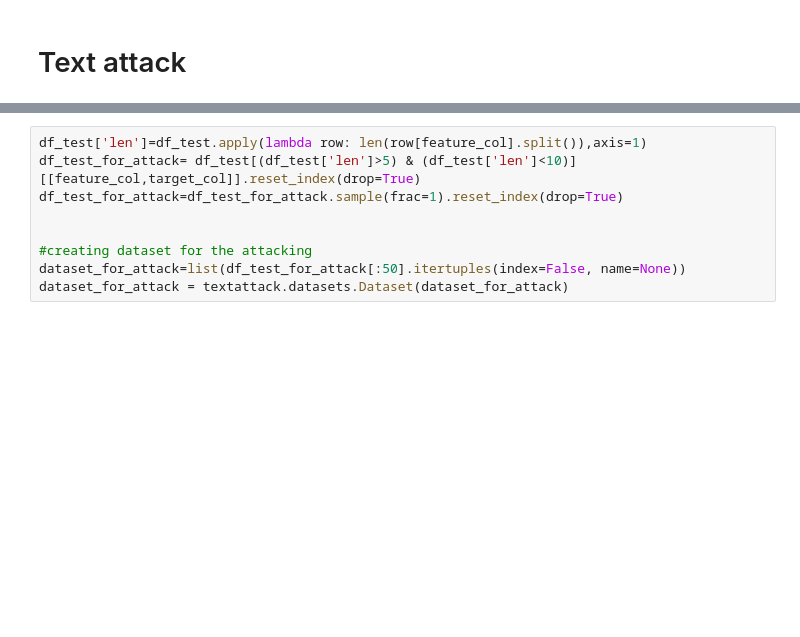
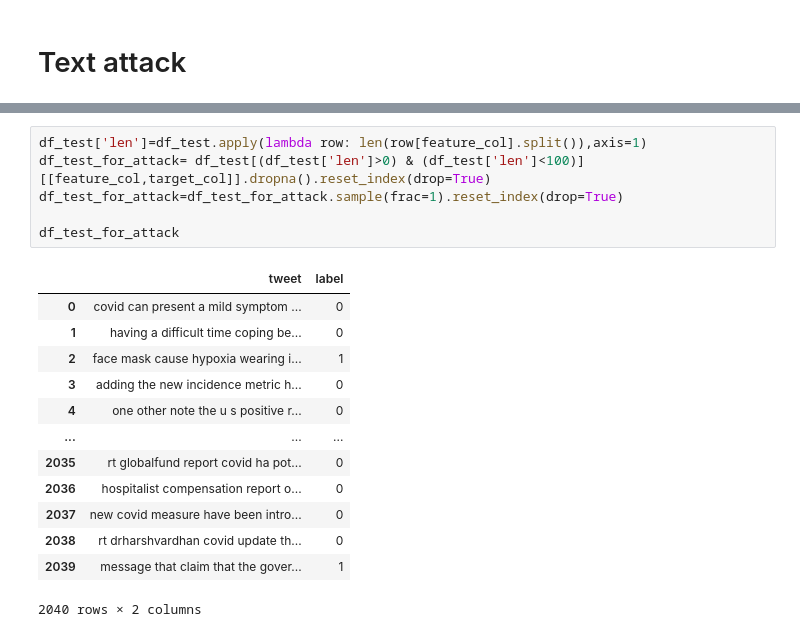
Before and after one commit to bksaini078/Mean-Teacher-LanguageModel-Robustness-Assessment, a Jupyter notebook: Mean Teacher Bert /AdvMTBERT_July2021.ipynb, the cells around one changed output, grey strips where cells are left out. Drawn from its saved outputs; the diff is of its cells as text; blank space fills up the shorter version.

```diff
--- a/Mean Teacher Bert /AdvMTBERT_July2021.ipynb
+++ b/Mean Teacher Bert /AdvMTBERT_July2021.ipynb
@@ -823,10 +776,21 @@ class CustomTensorFlowModelWrapperSupervised(ModelWrapper):
         return preds
 # %%
 df_test['len']=df_test.apply(lambda row: len(row[feature_col].split()),axis=1)
-df_test_for_attack= df_test[(df_test['len']>5) & (df_test['len']<10)][[feature_col,target_col]].reset_index(drop=True)
+df_test_for_attack= df_test[(df_test['len']>0) & (df_test['len']<100)][[feature_col,target_col]].dropna().reset_index(drop=True)
 df_test_for_attack=df_test_for_attack.sample(frac=1).reset_index(drop=True)
 
-
-#creating dataset for the attacking
-dataset_for_attack=list(df_test_for_attack[:50].itertuples(index=False, name=None))
-dataset_for_attack = textattack.datasets.Dataset(dataset_for_attack)
+df_test_for_attack
+# %% [output]
+|  | tweet | label |
+| 0 | covid can present a mild symptom ... | 0 |
+| 1 | having a difficult time coping be... | 0 |
+| 2 | face mask cause hypoxia wearing i... | 1 |
+| 3 | adding the new incidence metric h... | 0 |
+| 4 | one other note the u s positive r... | 0 |
+| ... | ... | ... |
+| 2035 | rt globalfund report covid ha pot... | 0 |
+| 2036 | hospitalist compensation report o... | 0 |
+| 2037 | new covid measure have been intro... | 0 |
+| 2038 | rt drharshvardhan covid update th... | 0 |
+| 2039 | message that claim that the gover... | 1 |
+2040 rows × 2 columns
```
Also changed, not shown: parts of 23 cells of this notebook, 19 other files.
